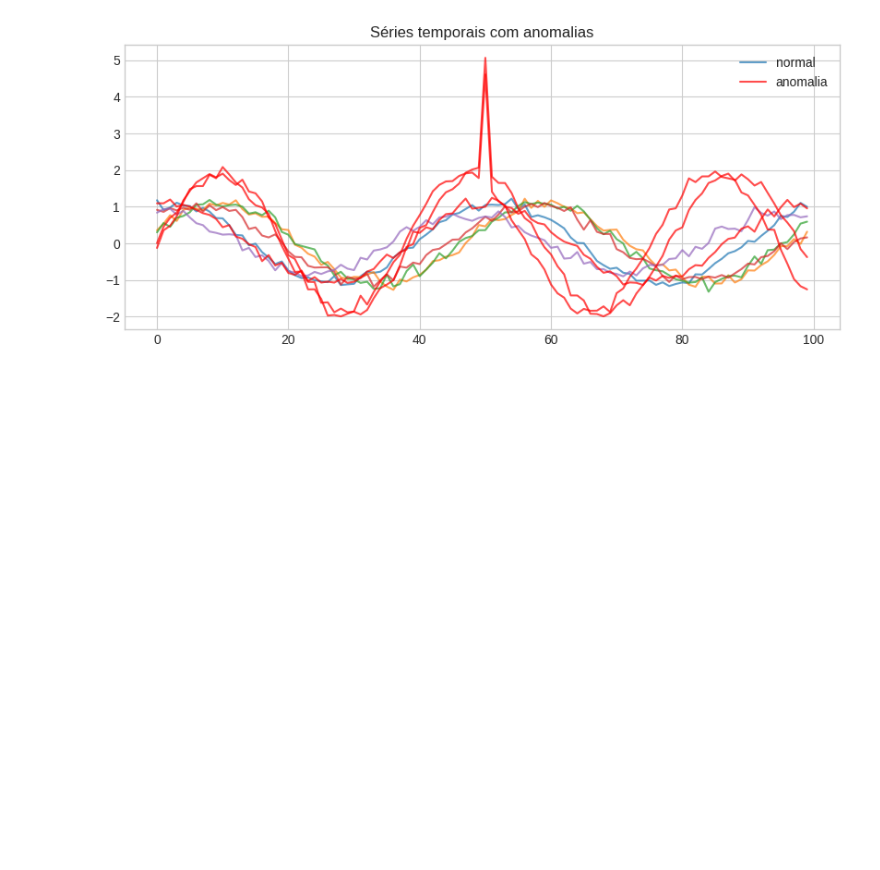
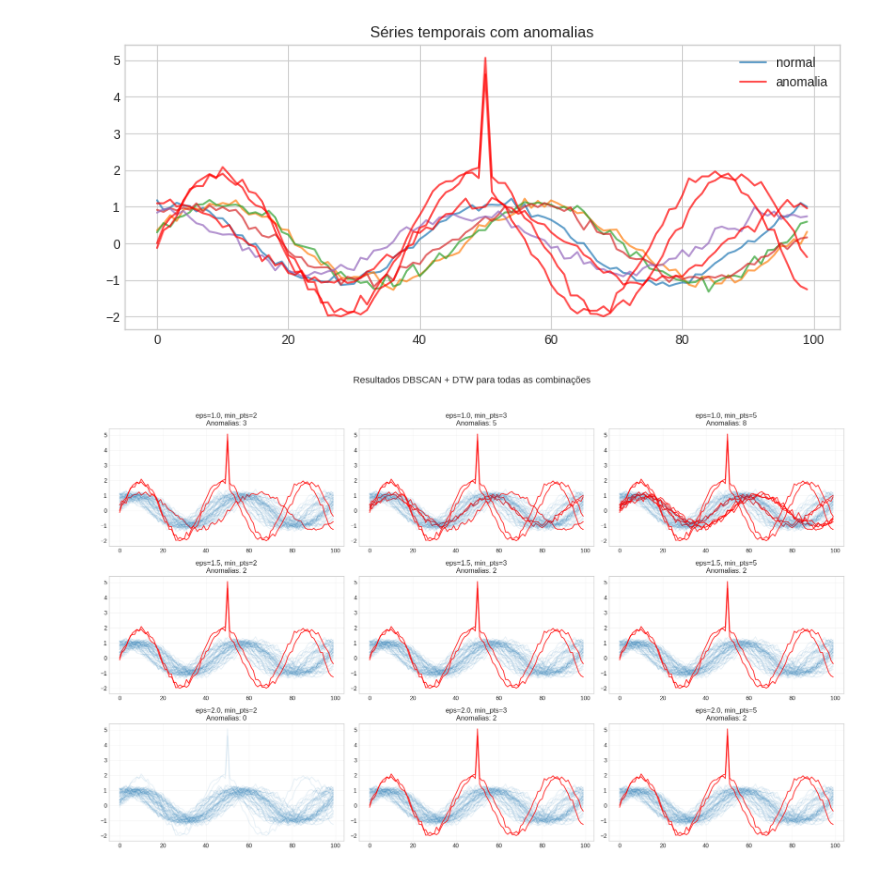
Before and after one commit to JoaoMAraujoJr/Resolu-es-Atividades-Aprendizado-de-Maquina-Supervisionado, a Jupyter notebook: 04_dbscan_resolução.ipynb, the cells around one changed output. Saved outputs shown, nothing was run; the diff lists cells and outputs as text; code cells hidden in the pictures; blank space fills up the shorter version.

```diff
--- a/04_dbscan_resolução.ipynb
+++ b/04_dbscan_resolução.ipynb
@@ -60,6 +70,7 @@ np.random.seed(1)
 
 Vamos implementar o algoritmo DBSCAN passo a passo usando apenas NumPy:
 # %%
+
 class DBSCAN:
     def __init__(self, eps=0.5, min_pts=5, metric='euclidean'):
         """Inicializa o DBSCAN com os parâmetros eps e min_pts"""
@@ -72,17 +83,22 @@ class DBSCAN:
 
     def _calculate_distance_matrix(self, X):
         """Calcula a matriz de distâncias entre todos os pontos"""
+        n = len(X)
+        distances = np.zeros((n, n))
         if self.metric == 'euclidean':
             distances = np.linalg.norm(X[:, np.newaxis] - X, axis=2)
         elif self.metric == 'radial':
-            n = len(X)
-            distances = np.zeros((n, n))
-            norms = np.linalg.norm(X, axis=1) # Calculate norms for all points once
+            norms = np.linalg.norm(X, axis=1)
             for i in range(n):
                 for j in range(i + 1, n):
                     dist = np.abs(norms[i] - norms[j])
                     distances[i, j] = dist
                     distances[j, i] = dist
+        elif self.metric == 'dtw':
+            for i in range(n):
+                for j in range(i + 1, n):
+                    d = dtw.distance_fast(X[i].astype(np.double), X[j].astype(np.double))
+                    distances[i, j] = distances[j, i] = d
         else:
             raise ValueError("Métrica não suportada")
         return distances
@@ -97,7 +113,7 @@ class DBSCAN:
         queue = neighbors.tolist()
 
         while queue:
-            neighbor_idx = queue.pop()
+            neighbor_idx = queue.pop(0)
 
             if not visited[neighbor_idx]:
                 visited[neighbor_idx] = True
@@ -703,3 +719,30 @@ plt.legend()
 plt.show()
 # %% [output]
 [figure]
+# %%
+eps_ts_values = [1.0, 1.5, 2.0]
+min_pts_ts_values = [2, 3, 5]
+
+fig, axes = plt.subplots(len(eps_ts_values), len(min_pts_ts_values), figsize=(18, 12))
+fig.suptitle('Resultados DBSCAN + DTW para todas as combinações', fontsize=16)
+
+for i, eps_val in enumerate(eps_ts_values):
+    for j, mp_val in enumerate(min_pts_ts_values):
+        model = DBSCAN(eps=eps_val, min_pts=mp_val, metric='dtw')
+        current_labels = model.fit_predict(X_series)
+
+        ax = axes[i, j]
+        n_ano = np.sum(current_labels == -1)
+
+        for idx in range(len(X_series)):
+            color = 'red' if current_labels[idx] == -1 else 'tab:blue'
+            alpha = 0.8 if current_labels[idx] == -1 else 0.1
+            ax.plot(X_series[idx], color=color, alpha=alpha)
+
+        ax.set_title(f"eps={eps_val}, min_pts={mp_val}\nAnomalias: {n_ano}")
+        ax.grid(True, alpha=0.2)
+
+plt.tight_layout(rect=[0, 0.03, 1, 0.95])
+plt.show()
+# %% [output]
+[figure, added]
```
Also changed, not shown: parts of 2 cells of this notebook.
